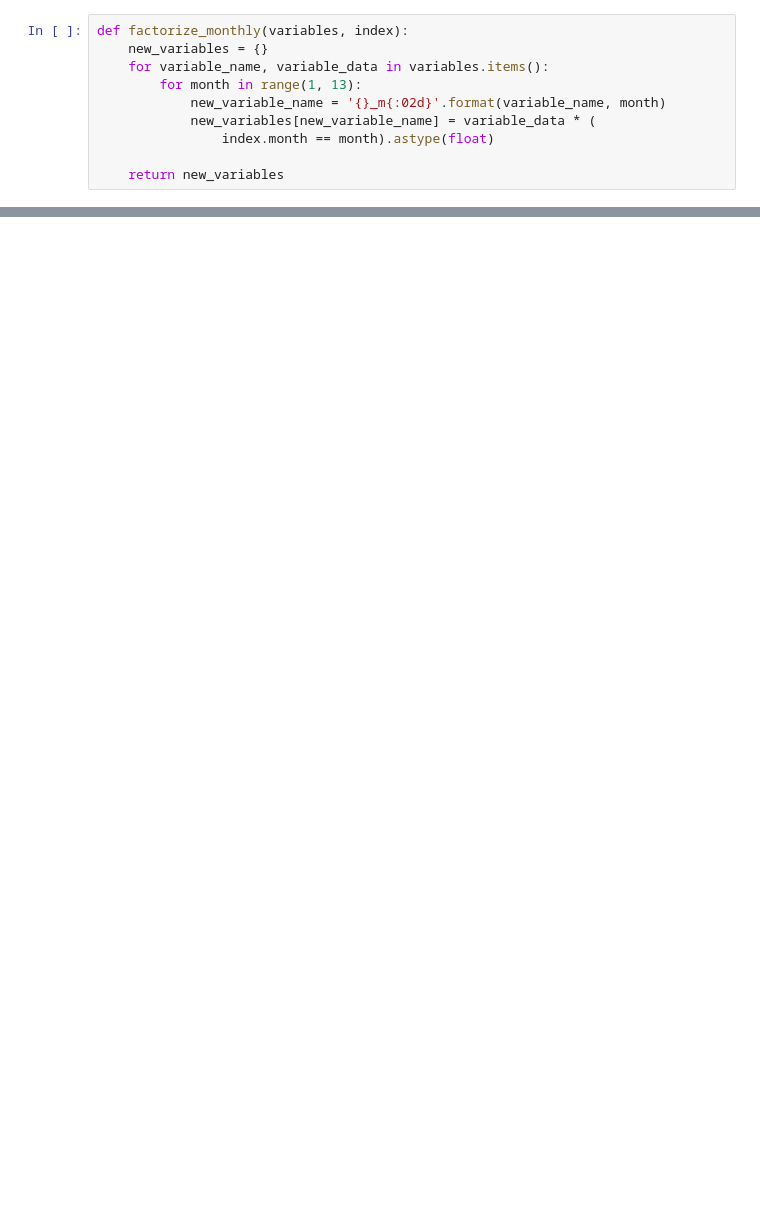
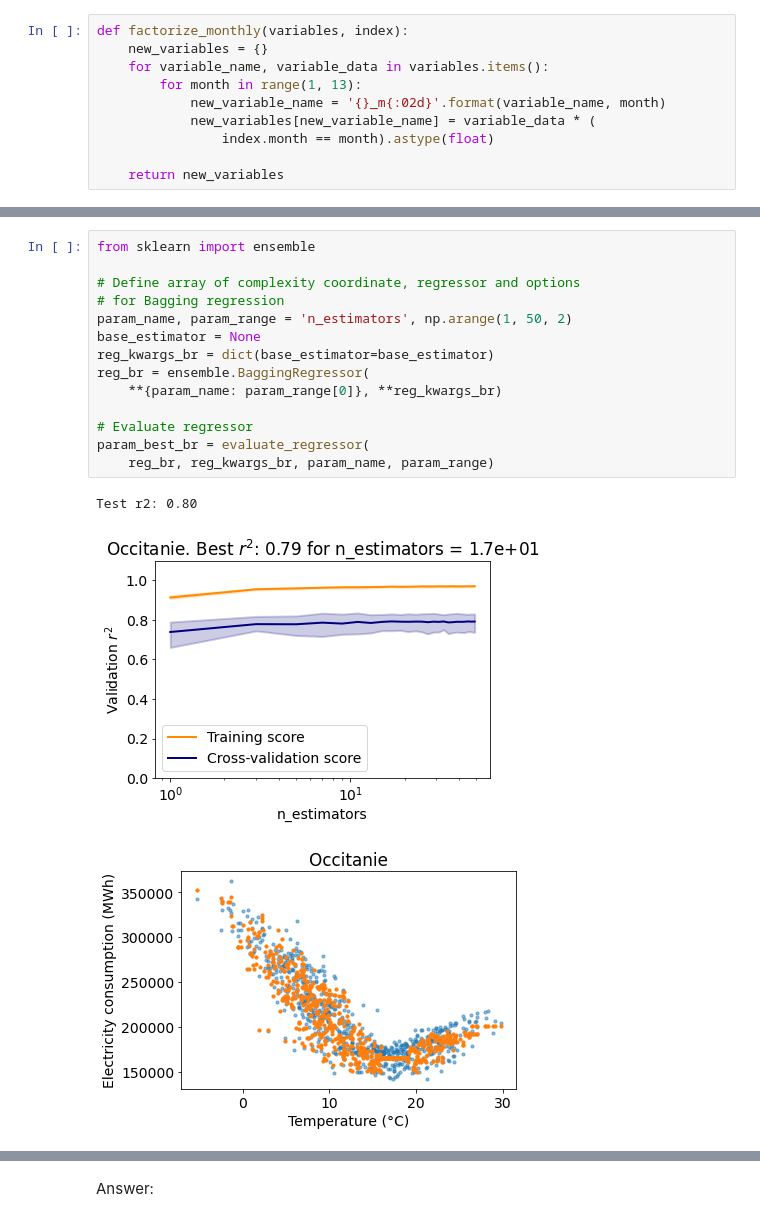
Before and after one commit to Pchambet/ml4climate, a Jupyter notebook: book/notebooks/8_tutorial_ensemble_methods.ipynb, the cells around one changed output, grey strips where cells are left out. Drawn from its saved outputs; the diff is of its cells as text; blank space fills up the shorter version.

```diff
--- a/book/notebooks/8_tutorial_ensemble_methods.ipynb
+++ b/book/notebooks/8_tutorial_ensemble_methods.ipynb
@@ -442,0 +499,18 @@ Test r2: 0.78
+# %%
+from sklearn import ensemble
+
+# Define array of complexity coordinate, regressor and options
+# for Bagging regression
+param_name, param_range = 'n_estimators', np.arange(1, 50, 2)
+base_estimator = None
+reg_kwargs_br = dict(base_estimator=base_estimator)
+reg_br = ensemble.BaggingRegressor(
+    **{param_name: param_range[0]}, **reg_kwargs_br)
+
+# Evaluate regressor
+param_best_br = evaluate_regressor(
+    reg_br, reg_kwargs_br, param_name, param_range)
+# %% [output]
+Test r2: 0.80
+[figure, added]
+[figure, added]
@@ -442,0 +518,2 @@ Test r2: 0.78
+# %% [markdown]
+Answer:
```
Also changed, not shown: parts of 56 cells of this notebook.
